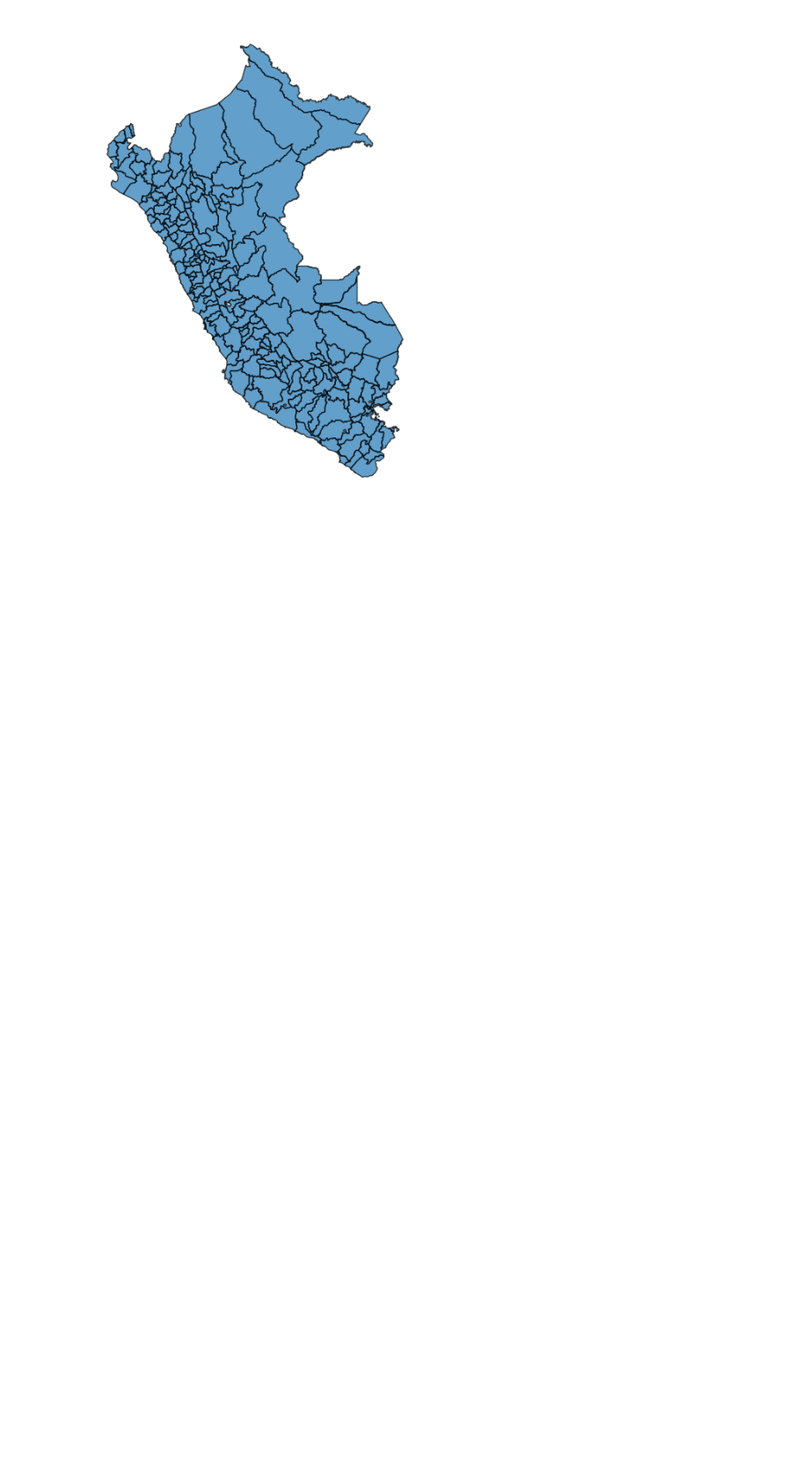
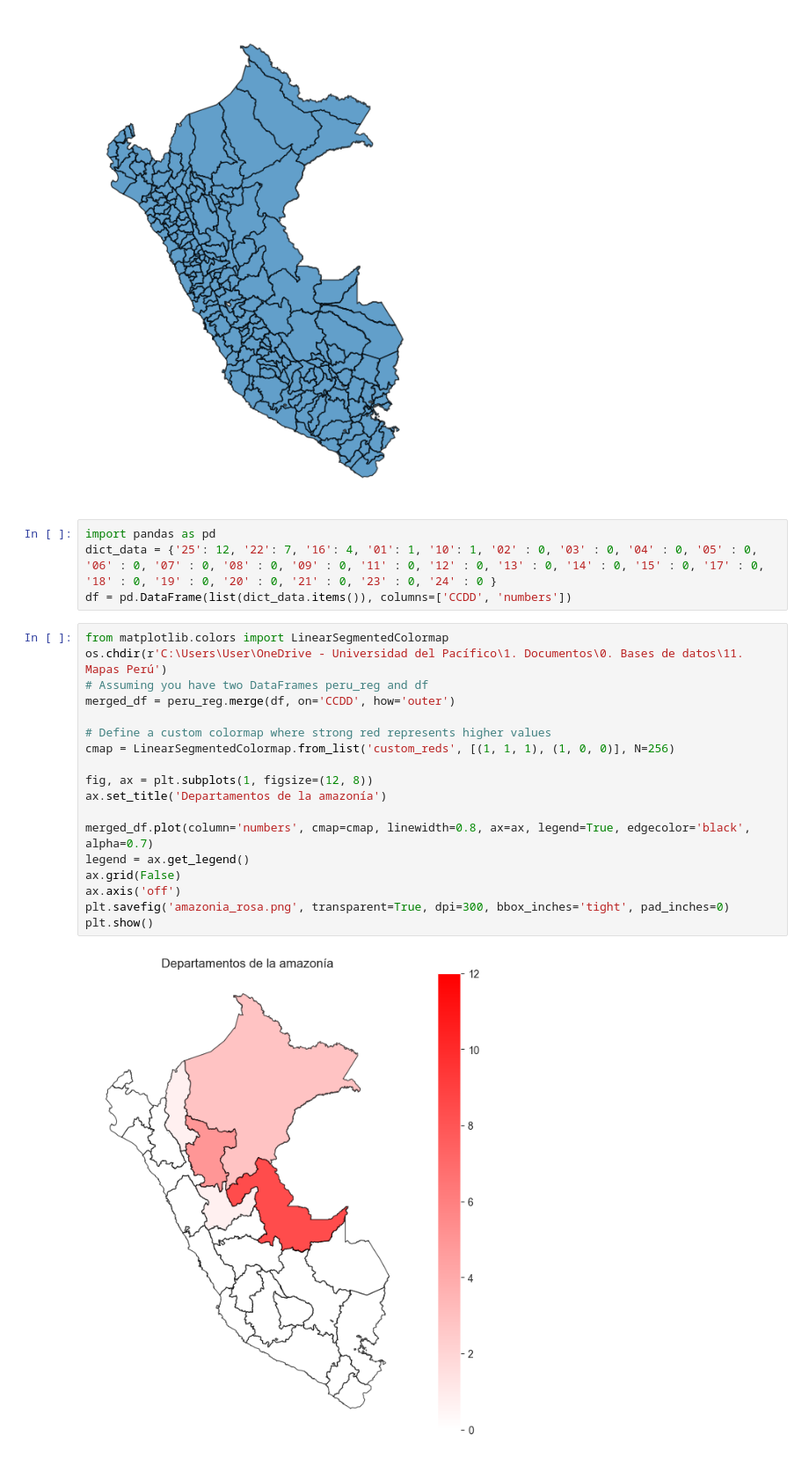
Before and after one commit to cesarnunezh/CNHGitHub, a Jupyter notebook: Data Perú/Mapas Perú.ipynb, the cells around one changed output. Shown at 88% size. Saved outputs shown, nothing was run; the diff lists cells and outputs as text; blank space fills up the shorter version.

```diff
--- a/Data Perú/Mapas Perú.ipynb
+++ b/Data Perú/Mapas Perú.ipynb
@@ -34,3 +34,27 @@ plt.show()
 [figure]
 [figure]
 [figure]
+# %%
+import pandas as pd
+dict_data = {'25': 12, '22': 7, '16': 4, '01': 1, '10': 1, '02' : 0, '03' : 0, '04' : 0, '05' : 0, '06' : 0, '07' : 0, '08' : 0, '09' : 0, '11' : 0, '12' : 0, '13' : 0, '14' : 0, '15' : 0, '17' : 0, '18' : 0, '19' : 0, '20' : 0, '21' : 0, '23' : 0, '24' : 0 }
+df = pd.DataFrame(list(dict_data.items()), columns=['CCDD', 'numbers'])
+# %%
+from matplotlib.colors import LinearSegmentedColormap
+os.chdir(r'C:\Users\User\OneDrive - Universidad del Pacífico\1. Documentos\0. Bases de datos\11. Mapas Perú')
+# Assuming you have two DataFrames peru_reg and df
+merged_df = peru_reg.merge(df, on='CCDD', how='outer')
+
+# Define a custom colormap where strong red represents higher values
+cmap = LinearSegmentedColormap.from_list('custom_reds', [(1, 1, 1), (1, 0, 0)], N=256)
+
+fig, ax = plt.subplots(1, figsize=(12, 8))
+ax.set_title('Departamentos de la amazonía')
+
+merged_df.plot(column='numbers', cmap=cmap, linewidth=0.8, ax=ax, legend=True, edgecolor='black', alpha=0.7)
+legend = ax.get_legend()
+ax.grid(False)
+ax.axis('off')
+plt.savefig('amazonia_rosa.png', transparent=True, dpi=300, bbox_inches='tight', pad_inches=0)
+plt.show()
+# %% [output]
+[figure, added]
```
Also changed, not shown: 4 other files.
